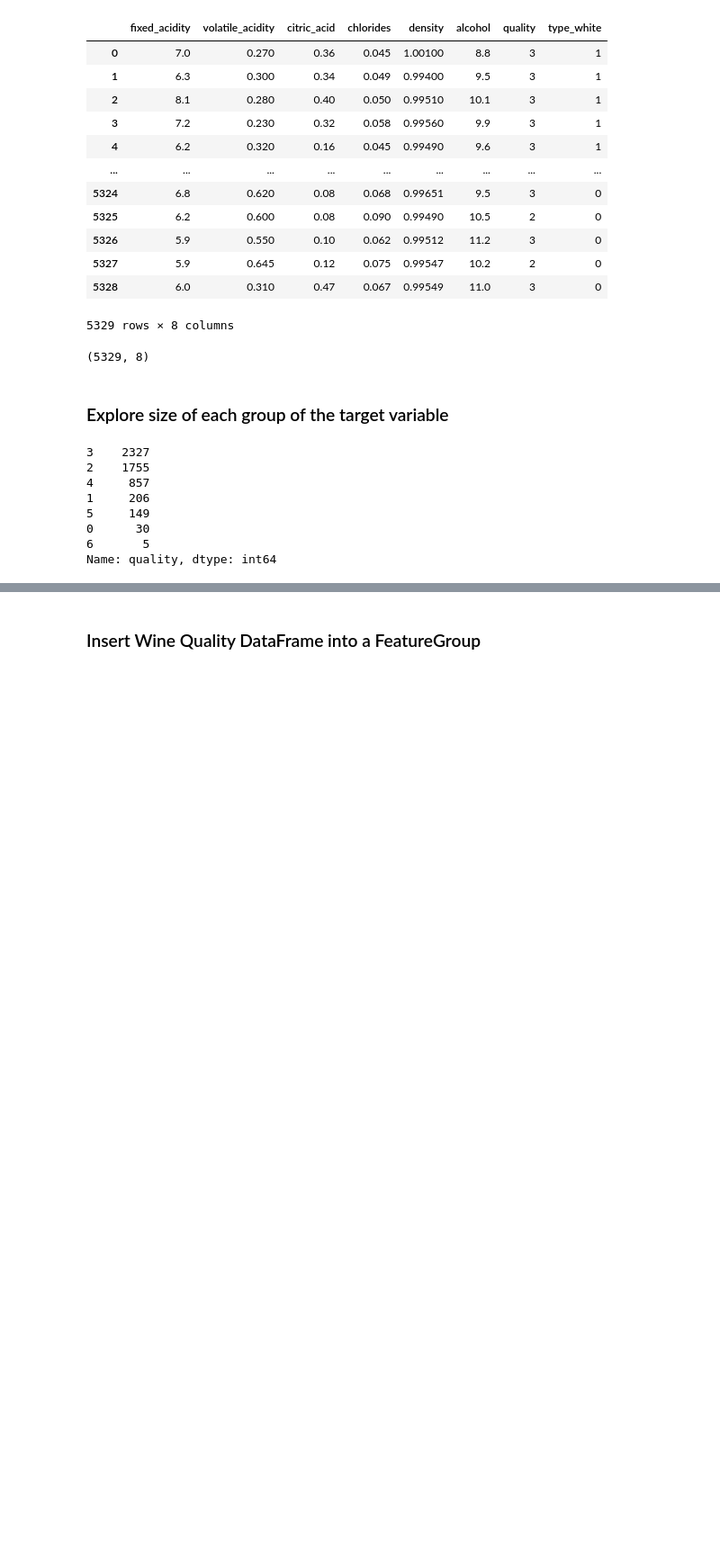
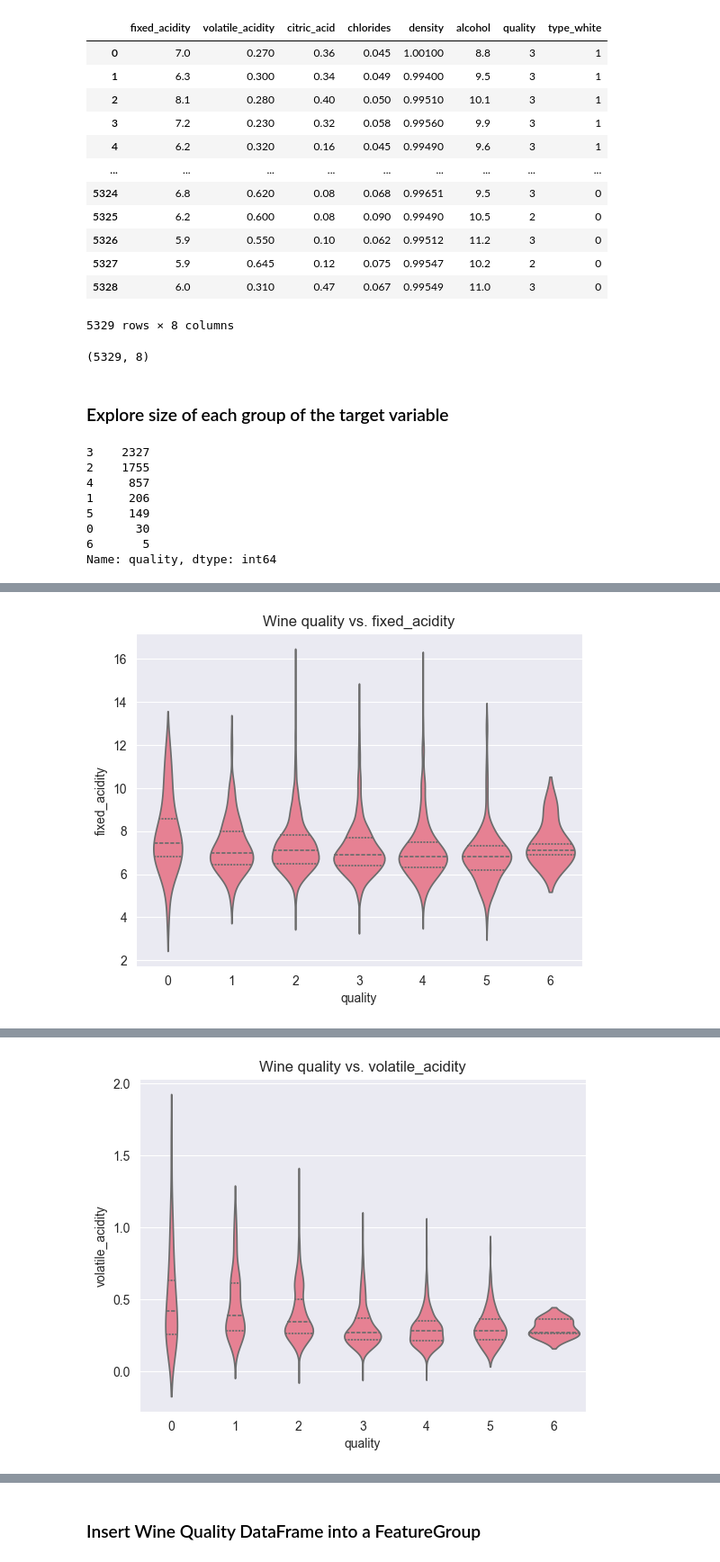
Before and after one commit to MarieGotthardt/id2223-lab1, a Jupyter notebook: wine-eda-and-backfill-feature-group.ipynb, the cells around one changed output, grey strips where cells are left out. Shown at 90% size. Saved outputs shown, nothing was run; the diff lists cells and outputs as text; code cells hidden in the pictures; blank space fills up the shorter version.

```diff
--- a/wine-eda-and-backfill-feature-group.ipynb
+++ b/wine-eda-and-backfill-feature-group.ipynb
@@ -348,0 +348,16 @@ TODO
+# %%
+for column in wine_df.loc[:, wine_df.columns != target]:
+    g = sns.violinplot(x=target, y=column, data=wine_df, inner='quartile')
+    plt.title(f"Wine quality vs. {column}")
+    plt.show()
+
+
+#fig = plt.figure(figsize=(18,6))
+#plt.subplot2grid((2,3),(0,0))
+#sns.violinplot(x='quality', y='density', data=wine_df)
+#plt.title("Wine quality vs density");
+
+#plt.subplot2grid((2,3),(0,1))
+#sns.violinplot(x='quality', y='alcohol', data=wine_df)
+#plt.title("Wine quality vs alcohol")
+# %% [output]
@@ -348,0 +366 @@ TODO
+[figure, added]
@@ -348,0 +369 @@ TODO
+[figure, added]
```
Also changed, not shown: parts of 8 cells of this notebook, 5 other files.
